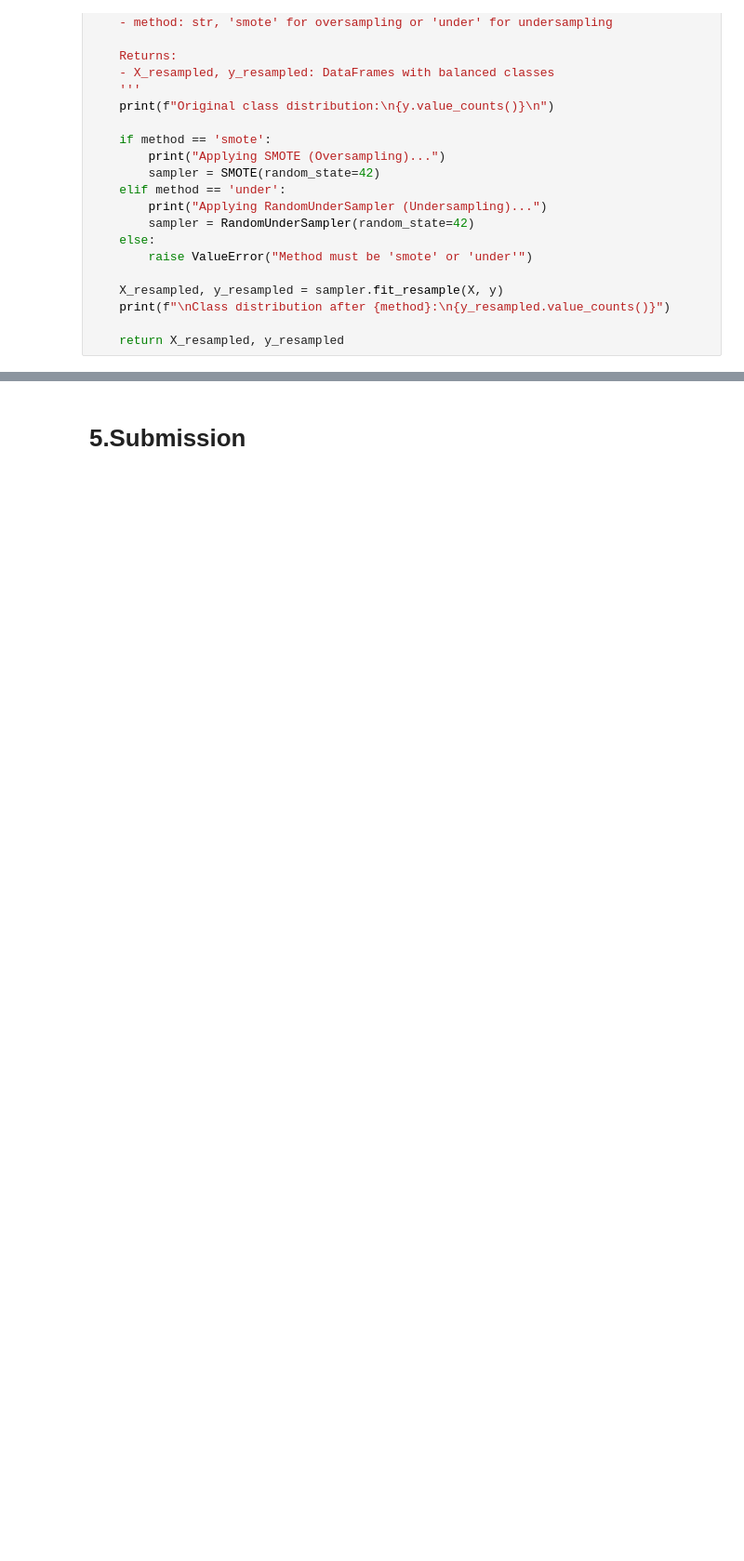
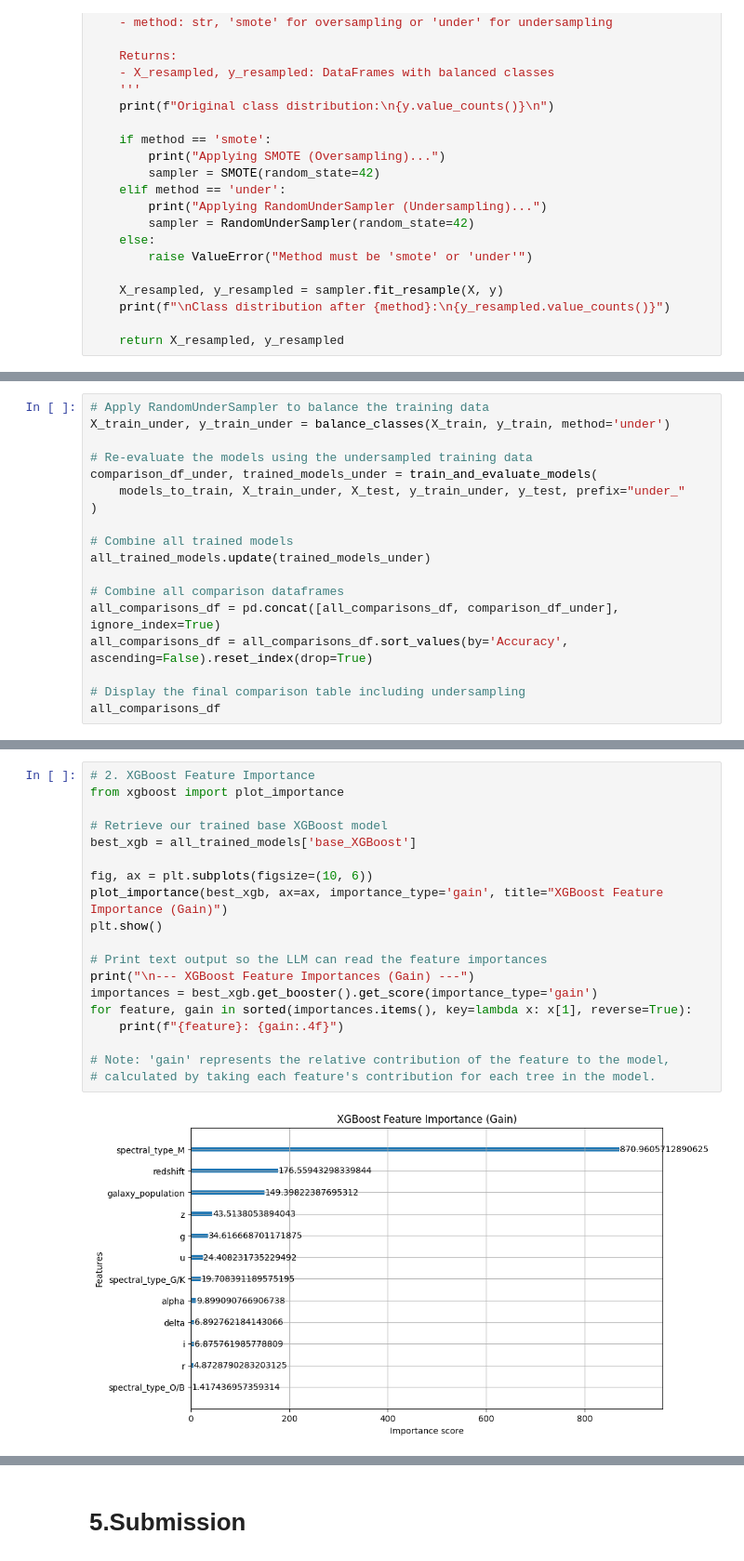
Before and after one commit to David-Langat/Kaggle, a Jupyter notebook: playground_series/predicting_stellar_class/predicting_stellar_class.ipynb, the cells around one changed output, grey strips where cells are left out. Shown at 93% size. Drawn from its saved outputs; the diff is of its cells as text; blank space fills up the shorter version.

Commit message:
Adding RandomUnderSampler. Addressing class imbalance conclusion. Beginning feature engineering.

```diff
--- a/playground_series/predicting_stellar_class/predicting_stellar_class.ipynb
+++ b/playground_series/predicting_stellar_class/predicting_stellar_class.ipynb
@@ -551,0 +573,18 @@ weighted avg       0.94      0.93      0.93    115470
+# %%
+# Apply RandomUnderSampler to balance the training data
+X_train_under, y_train_under = balance_classes(X_train, y_train, method='under')
+
+# Re-evaluate the models using the undersampled training data
+comparison_df_under, trained_models_under = train_and_evaluate_models(
+    models_to_train, X_train_under, X_test, y_train_under, y_test, prefix="under_"
+)
+
+# Combine all trained models
+all_trained_models.update(trained_models_under)
+
+# Combine all comparison dataframes
+all_comparisons_df = pd.concat([all_comparisons_df, comparison_df_under], ignore_index=True)
+all_comparisons_df = all_comparisons_df.sort_values(by='Accuracy', ascending=False).reset_index(drop=True)
+
+# Display the final comparison table including undersampling
+all_comparisons_df
@@ -551,0 +668,21 @@ weighted avg       0.94      0.93      0.93    115470
+# %%
+# 2. XGBoost Feature Importance
+from xgboost import plot_importance
+
+# Retrieve our trained base XGBoost model
+best_xgb = all_trained_models['base_XGBoost']
+
+fig, ax = plt.subplots(figsize=(10, 6))
+plot_importance(best_xgb, ax=ax, importance_type='gain', title="XGBoost Feature Importance (Gain)")
+plt.show()
+
+# Print text output so the LLM can read the feature importances
+print("\n--- XGBoost Feature Importances (Gain) ---")
+importances = best_xgb.get_booster().get_score(importance_type='gain')
+for feature, gain in sorted(importances.items(), key=lambda x: x[1], reverse=True):
+    print(f"{feature}: {gain:.4f}")
+
+# Note: 'gain' represents the relative contribution of the feature to the model,
+# calculated by taking each feature's contribution for each tree in the model.
+# %% [output]
+[figure, added]
```
Also changed, not shown: parts of 15 cells of this notebook.
